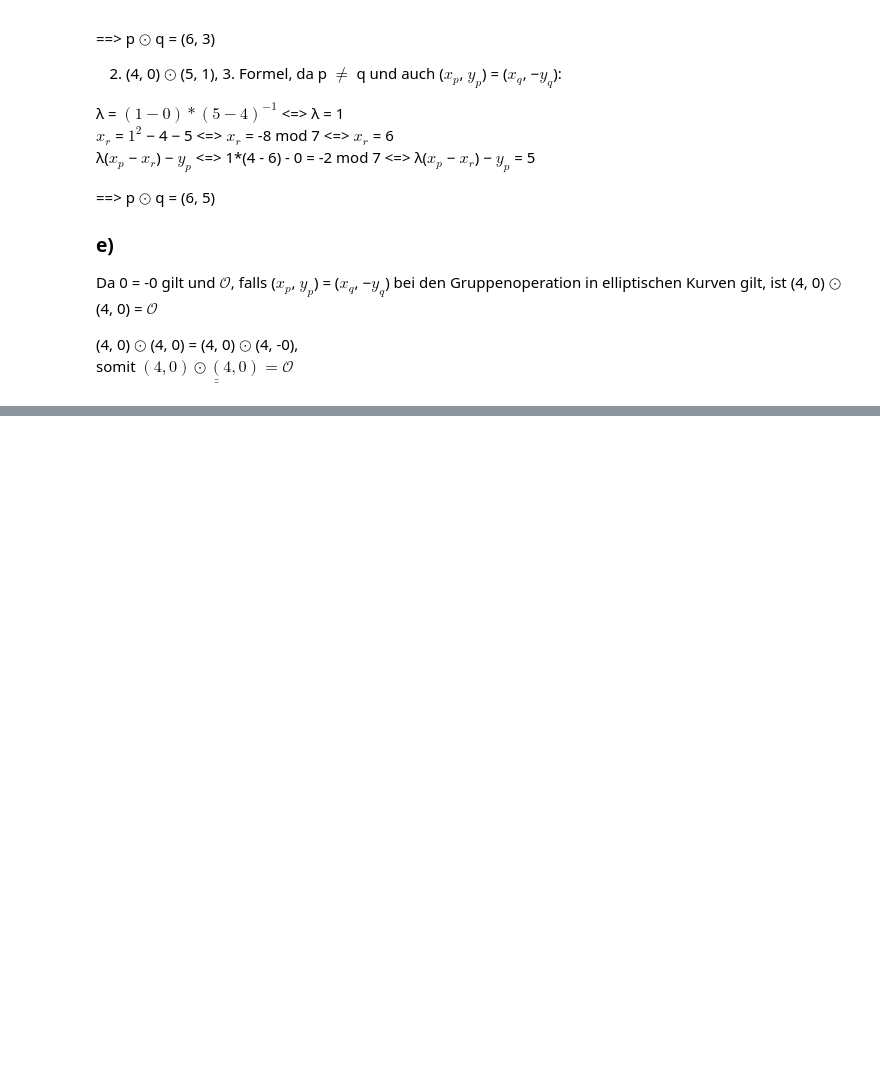
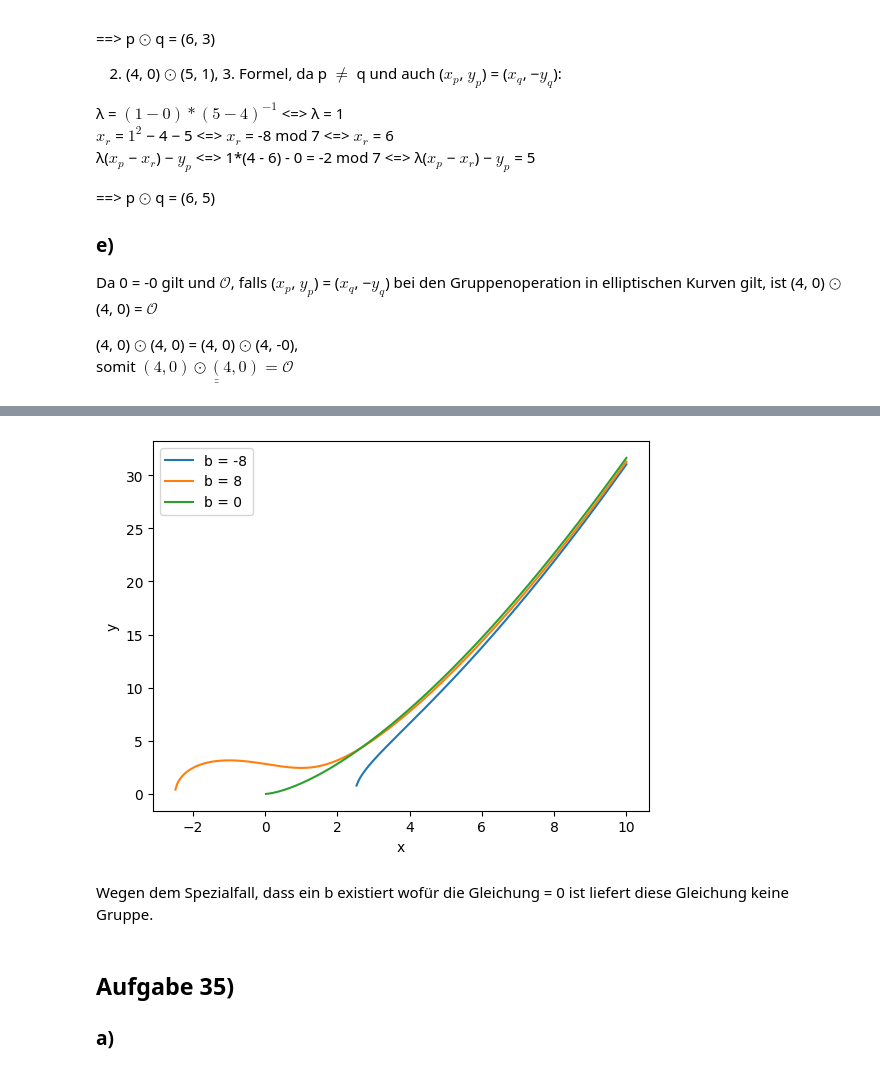
Before and after one commit to d3nnis2001/Kryptographie, a Jupyter notebook: 9/fruehlemann_dschielke_b9.ipynb, the cells around one changed output, grey strips where cells are left out. Saved outputs shown, nothing was run; the diff lists cells and outputs as text; code cells hidden in the pictures; blank space fills up the shorter version.

```diff
--- a/9/fruehlemann_dschielke_b9.ipynb
+++ b/9/fruehlemann_dschielke_b9.ipynb
@@ -74,0 +101,36 @@ Da 0 = -0 gilt und $\mathcal{O}$, falls ($x_p$, $y_p$) = ($x_q$, −$y_q$) bei d
+# %%
+import numpy as np
+import matplotlib.pyplot as plt
+
+def curve1(x, b):
+    return np.sqrt(x**3 - 3*x + b)
+
+def curve2(x, b):
+    return np.sqrt(x**3 + b)
+
+x = np.linspace(-10, 10, 400)
+
+b_values_curve1 = [-8, 8]
+
+b_values_curve2 = [0]
+
+for b in b_values_curve1:
+    y = curve1(x, b)
+    plt.plot(x, y, label=f"b = {b}")
+
+for b in b_values_curve2:
+    y = curve2(x, b)
+    plt.plot(x, y, label=f"b = {b}")
+
+plt.xlabel("x")
+plt.ylabel("y")
+plt.legend()
+plt.show()
+# %% [output]
+[figure, added]
+# %% [markdown]
+Wegen dem Spezialfall, dass ein b existiert wofür die Gleichung = 0 ist liefert diese Gleichung keine Gruppe.
+# %% [markdown]
+## Aufgabe 35)
+
+### a)
```
Also changed, not shown: parts of 6 cells of this notebook.
